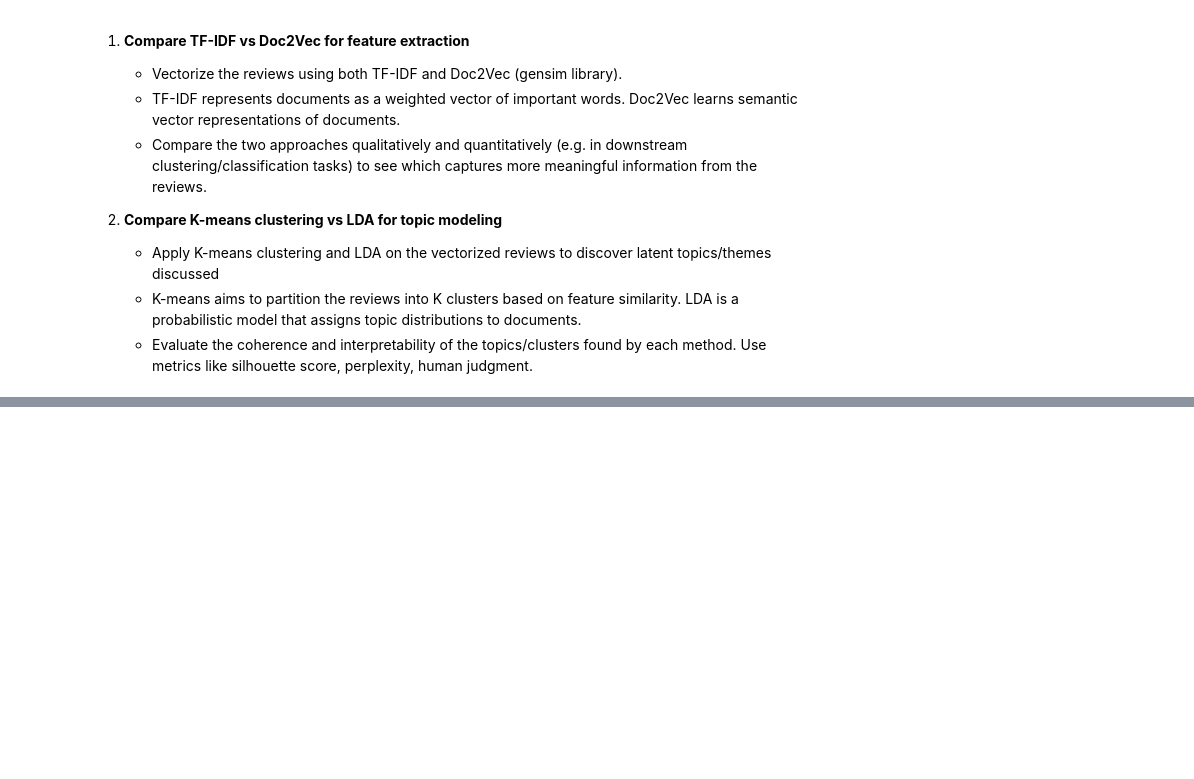
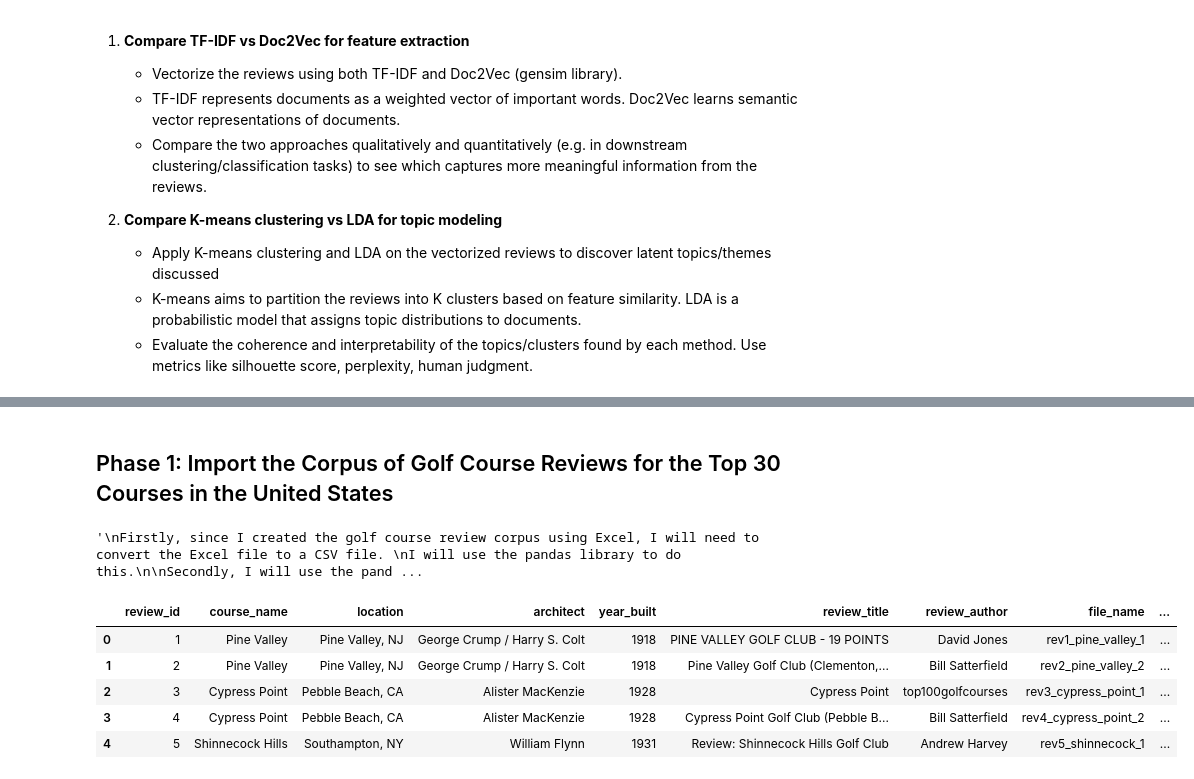
Before and after one commit to stefanjenss/Natural_Language_Processing, a Jupyter notebook: MSDS_453_Term_Project/V1_top_courses_NLP_code.ipynb, the cells around one changed output, grey strips where cells are left out. Saved outputs shown, nothing was run; the diff lists cells and outputs as text; code cells hidden in the pictures; blank space fills up the shorter version.

```diff
--- a/MSDS_453_Term_Project/V1_top_courses_NLP_code.ipynb
+++ b/MSDS_453_Term_Project/V1_top_courses_NLP_code.ipynb
@@ -67,7 +77,29 @@ np.random.seed(42)
+# %% [markdown]
+## Phase 1: Import the Corpus of Golf Course Reviews for the Top 30 Courses in the United States
 # %%
 """
-Firstly, since I created the golf course review corpus using Excel, I will need to convert the Excel file to a CSV file.
-I will use the pandas library to do this.
+PHASE 0: IMPORT THE GOLF COURSE REVIEW CORPUS AND CONVERSION TO CSV FILE AND DATAFRAME
+    1. Firstly, since I created the golf course review corpus using Excel, I will need to convert the Excel file to a CSV file.
+       I will use the pandas library to do this.
+    2. Secondly, I will use the pandas library to read the CSV file and create a DataFrame.
+"""
 
-Secondly, I will use the pandas library to read the CSV file and create a DataFrame.
-"""
+# Convert the Excel file to a CSV file
+# Read the Excel file
+FILE = 'golf_course_review_corpus.xlsx'
+golf_course_review = pd.read_excel(FILE)
+
+# Save the DataFrame to a CSV file
+golf_course_review.to_csv('golf_course_review_corpus.csv', index=False)
+
+# Read the CSV file and create a DataFrame
+golf_course_review = pd.read_csv('golf_course_review_corpus.csv')
+golf_course_review.head()
+# %% [output]
+'\nFirstly, since I created the golf course review corpus using Excel, I will need to convert the Excel file to a CSV file. \nI will use the pandas library to do this.\n\nSecondly, I will use the pand ...
+|  | review_id | course_name | location | architect | year_built | review_title | review_author | file_name | ... |
+| 0 | 1 | Pine Valley | Pine Valley, NJ | George Crump / Harry S. Colt | 1918 | PINE VALLEY GOLF CLUB - 19 POINTS | David Jones | rev1_pine_valley_1 | ... |
+| 1 | 2 | Pine Valley | Pine Valley, NJ | George Crump / Harry S. Colt | 1918 | Pine Valley Golf Club (Clementon,... | Bill Satterfield | rev2_pine_valley_2 | ... |
+| 2 | 3 | Cypress Point | Pebble Beach, CA | Alister MacKenzie | 1928 | Cypress Point | top100golfcourses | rev3_cypress_point_1 | ... |
+| 3 | 4 | Cypress Point | Pebble Beach, CA | Alister MacKenzie | 1928 | Cypress Point Golf Club (Pebble B... | Bill Satterfield | rev4_cypress_point_2 | ... |
+| 4 | 5 | Shinnecock Hills | Southampton, NY | William Flynn | 1931 | Review: Shinnecock Hills Golf Club | Andrew Harvey | rev5_shinnecock_1 | ... |
```
Also changed, not shown: parts of 6 cells of this notebook, 9 other files.
